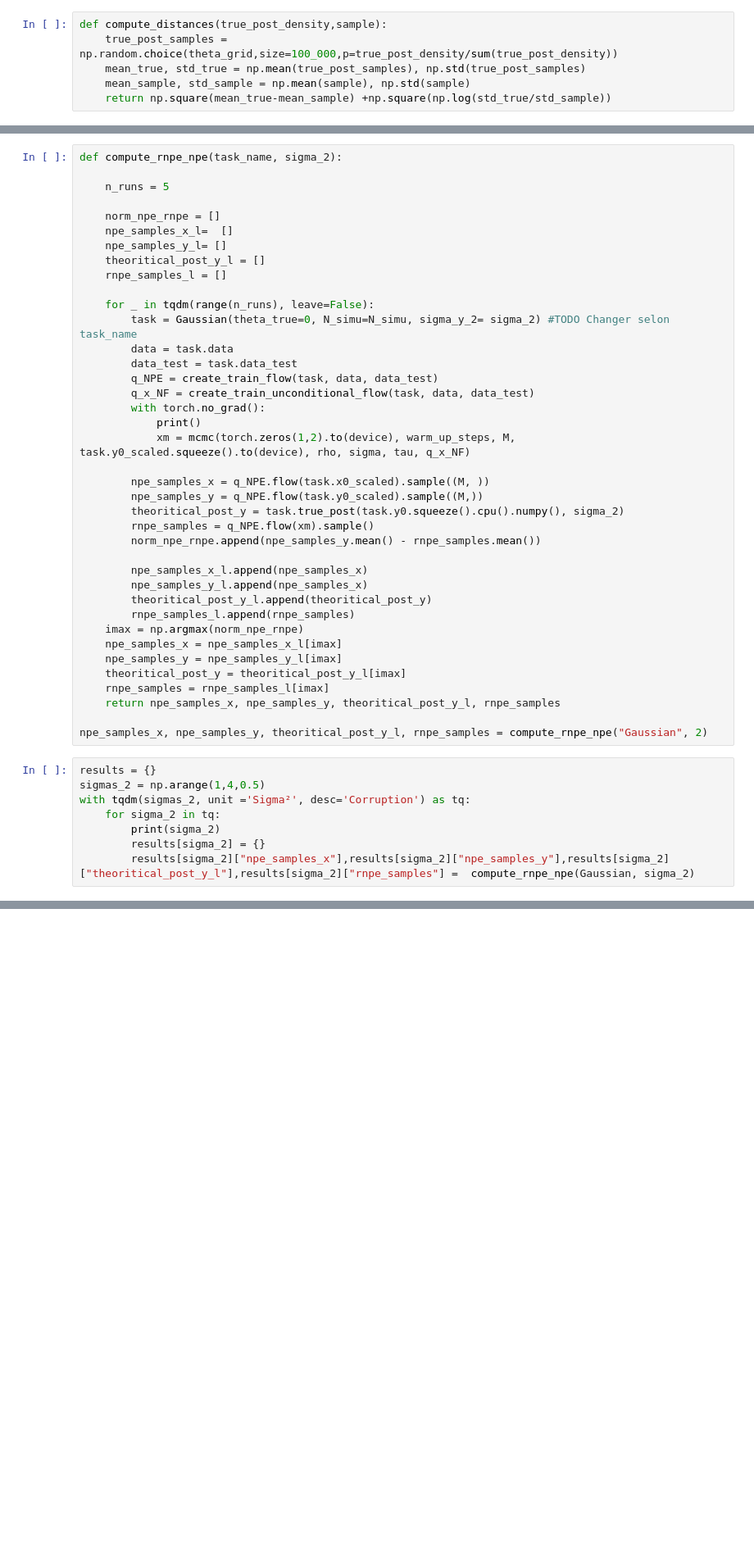
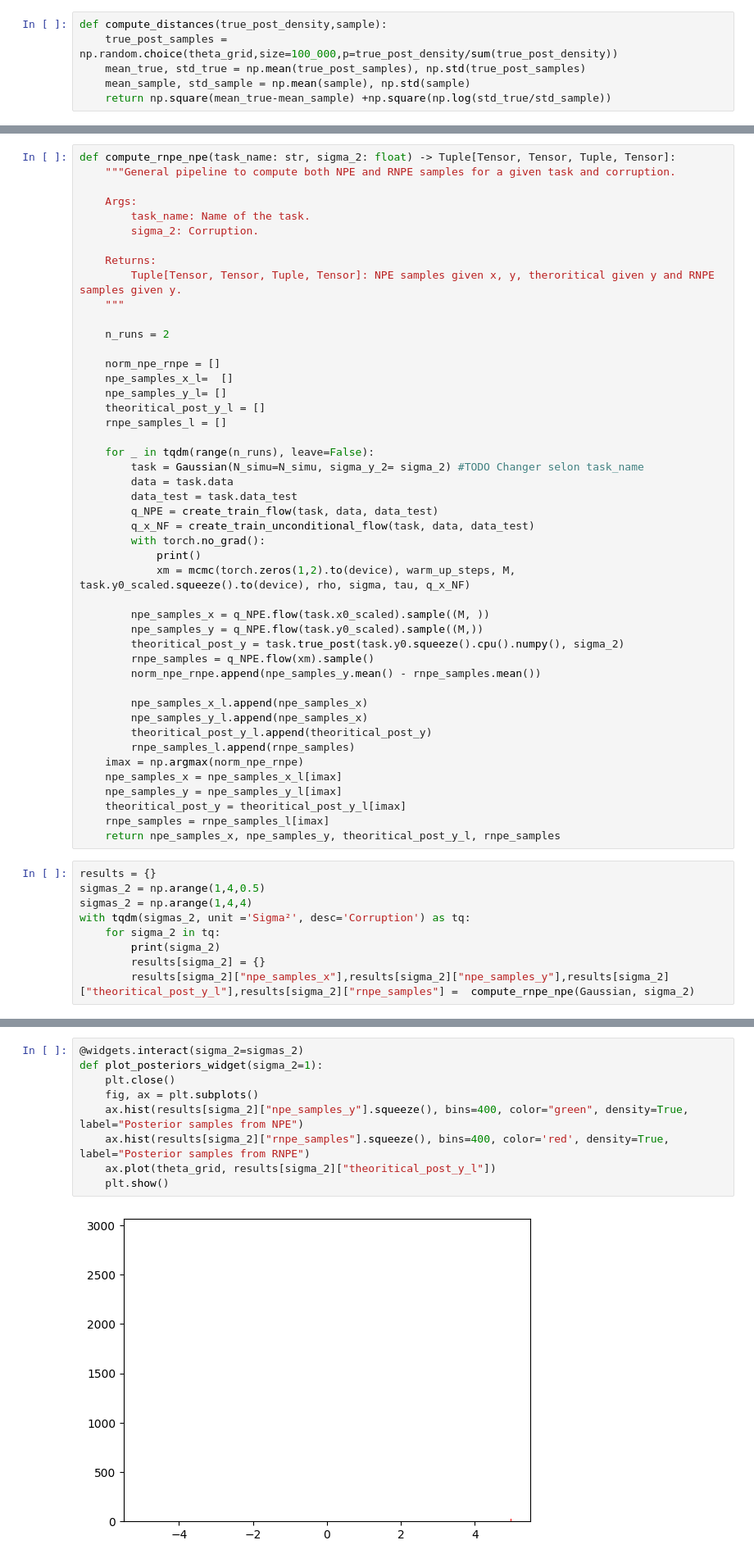
Before and after one commit to MouzaouiMatthieu/PFE, a Jupyter notebook: RNPE_gaussian.ipynb, the cells around one changed output, grey strips where cells are left out. Shown at 82% size. Cells and saved outputs as stored; diff of their text form; blank space fills up the shorter version.

```diff
--- a/RNPE_gaussian.ipynb
+++ b/RNPE_gaussian.ipynb
@@ -348,7 +380,16 @@ compute_distances(true_post_y, rnpe_samples.cpu().numpy())
 # %%
-def compute_rnpe_npe(task_name, sigma_2):
+def compute_rnpe_npe(task_name: str, sigma_2: float) -> Tuple[Tensor, Tensor, Tuple, Tensor]:
+    """General pipeline to compute both NPE and RNPE samples for a given task and corruption.
 
-    n_runs = 5
+    Args:
+        task_name: Name of the task.
+        sigma_2: Corruption.
+
+    Returns:
+        Tuple[Tensor, Tensor, Tuple, Tensor]: NPE samples given x, y, theroritical given y and RNPE samples given y.
+    """
+
+    n_runs = 2
 
     norm_npe_rnpe = []
     npe_samples_x_l=  []
@@ -357,7 +398,7 @@ def compute_rnpe_npe(task_name, sigma_2):
     rnpe_samples_l = []
 
     for _ in tqdm(range(n_runs), leave=False):
-        task = Gaussian(theta_true=0, N_simu=N_simu, sigma_y_2= sigma_2) #TODO Changer selon task_name
+        task = Gaussian(N_simu=N_simu, sigma_y_2= sigma_2) #TODO Changer selon task_name
         data = task.data
         data_test = task.data_test
         q_NPE = create_train_flow(task, data, data_test)
@@ -382,11 +423,10 @@ def compute_rnpe_npe(task_name, sigma_2):
     theoritical_post_y = theoritical_post_y_l[imax]
     rnpe_samples = rnpe_samples_l[imax]
     return npe_samples_x, npe_samples_y, theoritical_post_y_l, rnpe_samples
-
-npe_samples_x, npe_samples_y, theoritical_post_y_l, rnpe_samples = compute_rnpe_npe("Gaussian", 2)
 # %%
 results = {}
 sigmas_2 = np.arange(1,4,0.5)
+sigmas_2 = np.arange(1,4,4)
 with tqdm(sigmas_2, unit ='Sigma²', desc='Corruption') as tq:
     for sigma_2 in tq:
         print(sigma_2)
@@ -399,0 +437,11 @@ with tqdm(sigmas_2, unit ='Sigma²', desc='Corruption') as tq:
+# %%
+@widgets.interact(sigma_2=sigmas_2)
+def plot_posteriors_widget(sigma_2=1):
+    plt.close()
+    fig, ax = plt.subplots()
+    ax.hist(results[sigma_2]["npe_samples_y"].squeeze(), bins=400, color="green", density=True, label="Posterior samples from NPE")
+    ax.hist(results[sigma_2]["rnpe_samples"].squeeze(), bins=400, color='red', density=True, label="Posterior samples from RNPE")
+    ax.plot(theta_grid, results[sigma_2]["theoritical_post_y_l"])
+    plt.show()
+# %% [output]
+[figure, added]
```
Also changed, not shown: parts of 17 cells of this notebook.
